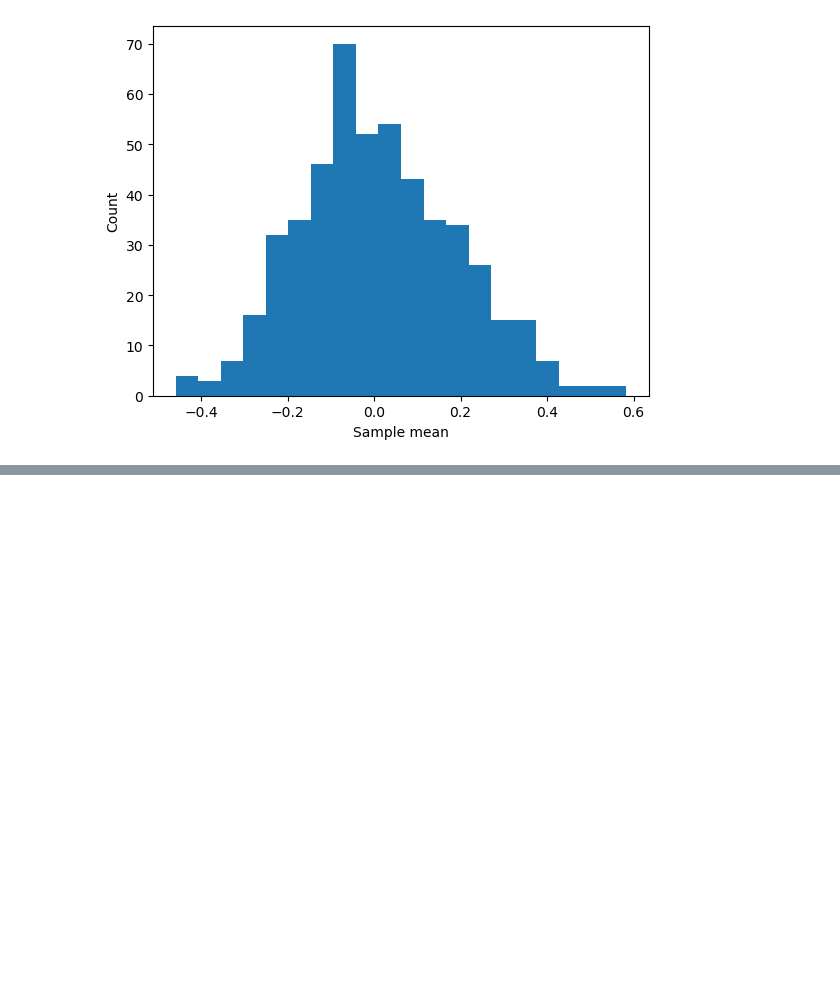
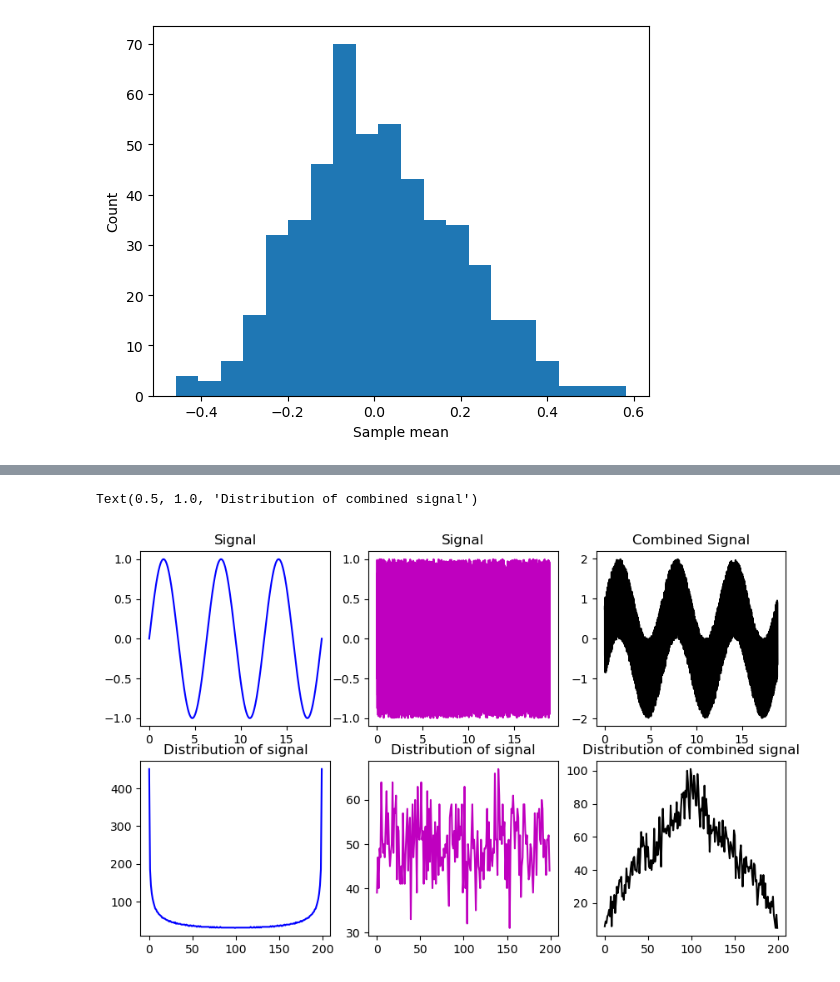
Before and after one commit to davidul/data-science, a Jupyter notebook: 03-statistics/02-probability/08-clt-large-numbers.ipynb, the cells around one changed output, grey strips where cells are left out. Saved outputs shown, nothing was run; the diff lists cells and outputs as text; code cells hidden in the pictures; blank space fills up the shorter version.

```diff
--- a/03-statistics/02-probability/08-clt-large-numbers.ipynb
+++ b/03-statistics/02-probability/08-clt-large-numbers.ipynb
@@ -108,0 +149,31 @@ plt.show()
+# %%
+# Linear mixtures
+
+x = np.linspace(0, 6*np.pi, 10001)
+s = np.sin(x)
+u = 2*np.random.rand(len(x))-1
+
+fig, ax = plt.subplots(2, 3, figsize=(10, 6))
+ax[0, 0].plot(x, s, 'b')
+ax[0, 0].set_title('Signal')
+
+y, xx = np.histogram(s, 200)
+ax[1,0].plot(y, 'b')
+ax[1,0].set_title('Distribution of signal')
+
+ax[0, 1].plot(x, u, 'm')
+ax[0, 1].set_title('Signal')
+
+y, xx = np.histogram(u, 200)
+ax[1,1].plot(y, 'm')
+ax[1,1].set_title('Distribution of signal')
+
+ax[0, 2].plot(x, s+u, 'k')
+ax[0, 2].set_title('Combined Signal')
+
+y, xx = np.histogram(s+u, 200)
+ax[1,2].plot(y, 'k')
+ax[1,2].set_title('Distribution of combined signal')
+# %% [output]
+Text(0.5, 1.0, 'Distribution of combined signal')
+[figure, added]
```
Also changed, not shown: parts of 4 cells of this notebook.
